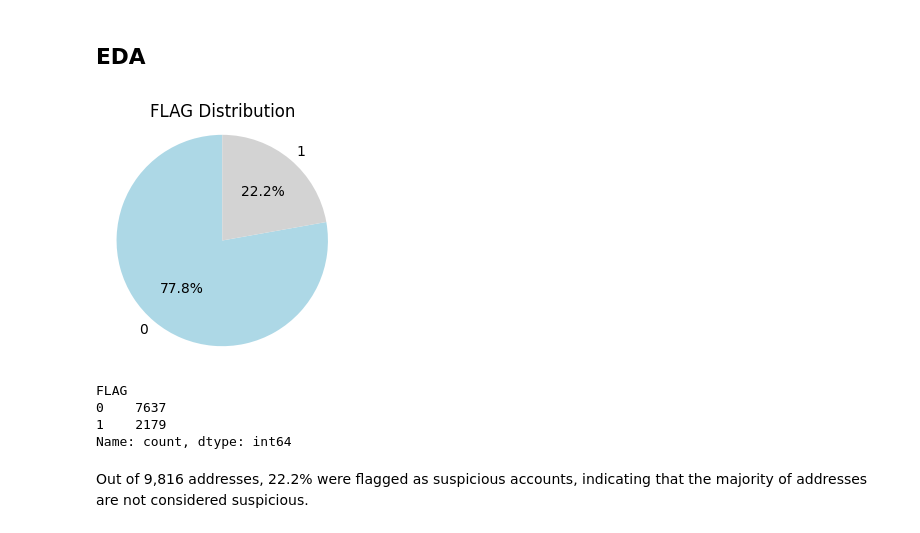
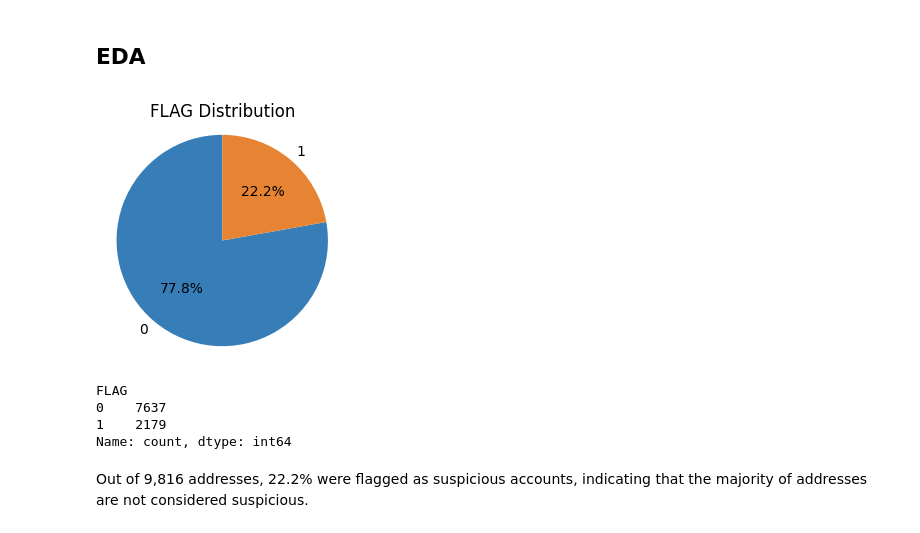
Before and after one commit to duyenlee/Fraud-Detection-in-Crypto-ETH-Blockchain-, a Jupyter notebook: DA_ETH.ipynb, the cells around one changed output. Cells and saved outputs as stored; diff of their text form; code cells hidden in the pictures.

```diff
--- a/DA_ETH.ipynb
+++ b/DA_ETH.ipynb
@@ -134,23 +134,23 @@ df.to_csv('final.csv', index=False)
 # %%
 # Check FLAG
 flag_counts = df['FLAG'].value_counts()
 
 # Pie chart
 plt.figure(figsize=(3,3))
 plt.pie(
     flag_counts,
     labels=flag_counts.index,
     autopct='%1.1f%%',
     startangle=90,
-    colors=['lightblue','lightgrey']
+    colors=['#377eb8','#e68433']
 )
 plt.title('FLAG Distribution')
 plt.axis('equal')  # Equal aspect ratio ensures circle shape
 plt.show()
 
 print(df['FLAG'].value_counts())
 # %% [output]
-[figure, old version]
+[figure, new version]
 FLAG
 0    7637
 1    2179
```
Also changed, not shown: parts of 1 cell of this notebook, 1 other file.
